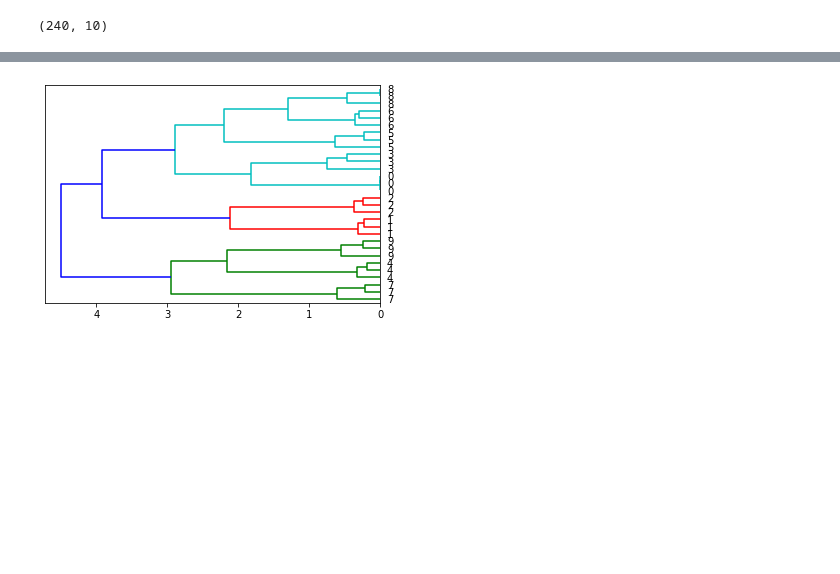
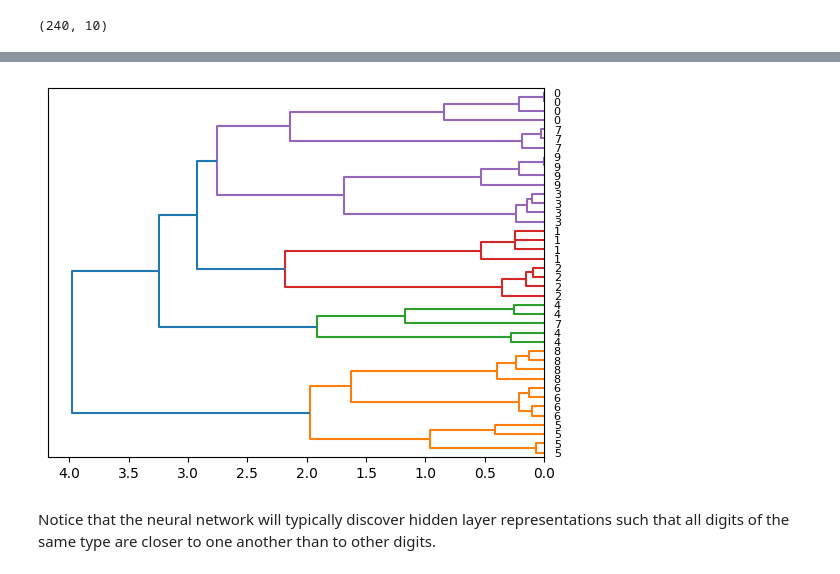
Before and after one commit to ArtificialIntelligenceToolkit/aitk, a Jupyter notebook: notebooks/AnalyzingHiddenRepresentations.ipynb, the cells around one changed output, grey strips where cells are left out. Saved outputs shown, nothing was run; the diff lists cells and outputs as text; code cells hidden in the pictures; blank space fills up the shorter version.

```diff
--- a/notebooks/AnalyzingHiddenRepresentations.ipynb
+++ b/notebooks/AnalyzingHiddenRepresentations.ipynb
@@ -56,3 +51,3 @@ def build_model():
 # %%
 net = build_model()
-net.set_tolerance(0.2)
+net.set_tolerance(0.15)
@@ -61,7 +90,7 @@ history = net.fit(
     inputs, targets,
     batch_size=16,
     shuffle=True,
-    epochs=600,
+    epochs=300,
     accuracy=1.0,
     patience=30,
     report_rate=10,
@@ -86,0 +130,3 @@ net.predict_pca(inputs, colors=colors*24)
+# %%
+net.set_pca_spaces(inputs)
+net.predict_pca_to(inputs, 'hidden_2', visualize*24, None)
@@ -89,12 +143,14 @@ from scipy.cluster import hierarchy
 # %%
 labelList = [str(v) for v in range(10)]
 # %%
-hidden_raw = net.predict_to(inputs, "hidden")
+hidden_raw = net.predict_to(inputs, "hidden_2")
 # %%
 result = hierarchy.dendrogram(
-    hierarchy.linkage(hidden_raw[30:60],method='ward'),
+    hierarchy.linkage(hidden_raw[0:40],method='ward'),
     orientation="left",
-    labels=labelList*3,
+    labels=labelList*4,
 )
 # %% [output]
-[figure, old version]
+[figure, new version]
+# %% [markdown]
+Notice that the neural network will typically discover hidden layer representations such that all digits of the same type are closer to one another than to other digits.
```
Also changed, not shown: parts of 27 cells of this notebook.
